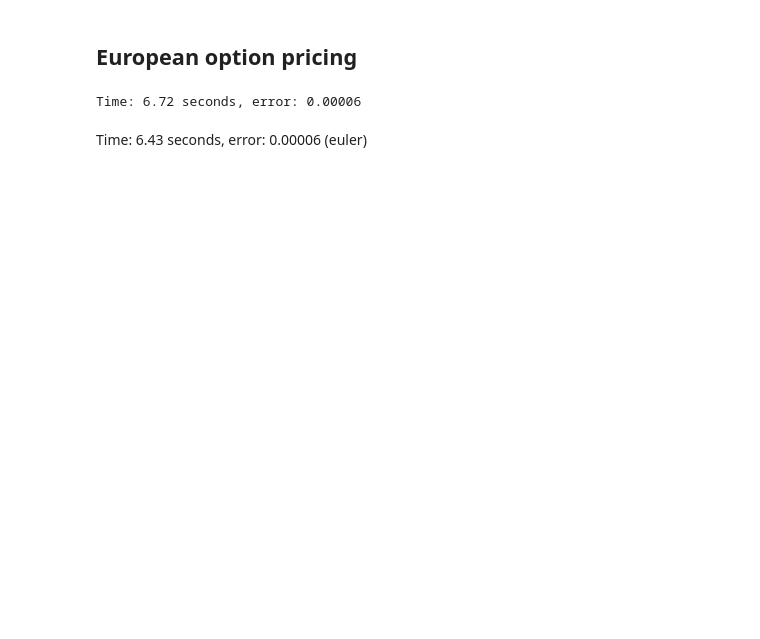
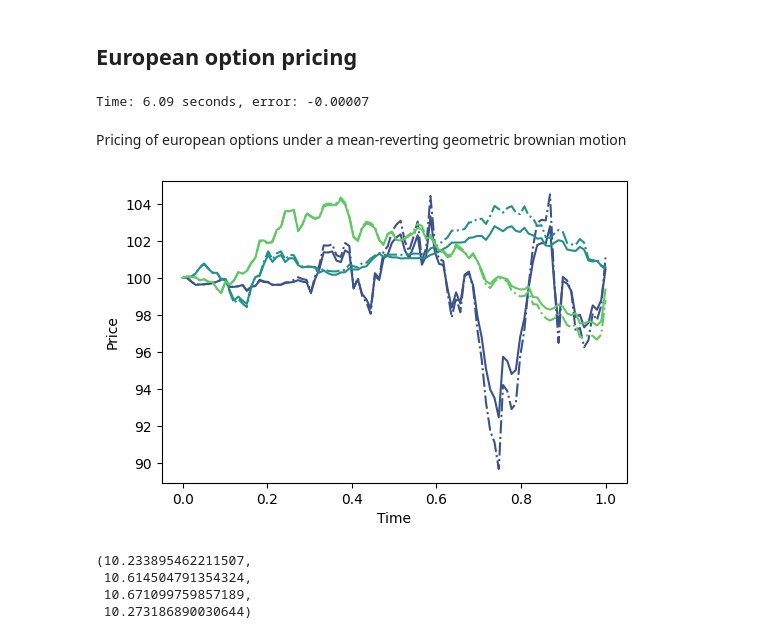
Before and after one commit to Sh3xe/signature-vol-model, a Jupyter notebook: notebook.ipynb, the cells around one changed output. Saved outputs shown, nothing was run; the diff lists cells and outputs as text; code cells hidden in the pictures; blank space fills up the shorter version.

Commit message:
fixed option pricing

```diff
--- a/notebook.ipynb
+++ b/notebook.ipynb
@@ -243,18 +245,12 @@ S0 = 120
 K = 100
 sig_bs = Sig([np.array(bs_vol)], 2, dtype=np.complex128)
 
-def black_scholes_call(S, K, T, r, sigma):
-    d1 = (np.log(S / K) + (r + 0.5 * sigma**2) * T) / (sigma * np.sqrt(T))
-    d2 = d1 - sigma * np.sqrt(T)
-    call_price = S * scipy.stats.norm.cdf(d1) - K * np.exp(-r * T) * scipy.stats.norm.cdf(d2)
-    return call_price
-
-a = black_scholes_call(S=120, K=100, T=1, r=0, sigma=0.2)
+a = european_call_bs(initial_price=120, strike=100, maturity=1, r=0, sigma=0.2)
 t0 = time.time()
-b = european_call(S0, call_maturity, K, sig_bs, rho)
+b = european_call_sig(S0, call_maturity, K, sig_bs, rho, trunc=4, rk_subdivs=10, integral_subdivs=200)
 runtime = time.time() - t0
 print( f"Time: {runtime:.2f} seconds, error: {a - b:.5f}"  )
 # %% [output]
-Time: 6.72 seconds, error: 0.00006
+Time: 6.09 seconds, error: -0.00007
-# %% [markdown]
-Time: 6.43 seconds, error: 0.00006 (euler)
+# %% [markdown]
+Pricing of european options under a mean-reverting geometric brownian motion
@@ -260,0 +278,33 @@ Time: 6.43 seconds, error: 0.00006 (euler)
+# %%
+# Brownian and time grid
+time_grid = np.linspace(start=0.0, stop=1.0, num=100)
+model_brownians = generate_brownian(time_grid, n_curves=simulations)
+indep_brownians = generate_brownian(time_grid, n_curves=simulations)
+log_price_brownian = rho * model_brownians + np.sqrt(1 - rho**2) * indep_brownians
+
+# mrgbm simulation
+mrgbms = generate_mrgbm(time_grid.min(), time_grid.max(), model_brownians, r0, kappa, etha, theta, alpha)
+log_prices = ( mrgbms[:, :-1] * ( log_price_brownian[:, 1:] - log_price_brownian[:, :-1] ) ).cumsum(axis=1)
+processes = S0 * np.concatenate( (np.ones((simulations, 1)), np.exp( log_prices)), axis=1)
+
+# Approximation using signatures
+mrgbm_signature = compute_mrgbm_signature(r0, kappa, etha, theta, alpha, trunc)
+mrgbm_signature = Sig(mrgbm_signature.data, dim=2, dtype=np.complex128).truncate(trunc)
+
+processes_approx = np.zeros_like(processes)
+for i in range(simulations):
+    curr_brownian_sig = signature(np.array([time_grid, model_brownians[i,:].flatten()]), trunc)
+    mrgbms_linear_approx = bracket_with_process(mrgbm_signature, curr_brownian_sig)
+    log_prices = ( mrgbms_linear_approx[:-1] * ( log_price_brownian[i, 1:] - log_price_brownian[i, :-1] ) ).cumsum()
+    sig_process = S0 * np.concatenate( (np.ones(1), np.exp( log_prices)))
+    processes_approx[i, :] = sig_process
+# %%
+colors = generate_blue_to_red(5)[1:]
+for i in range(3):
+    plt.plot(time_grid, processes[i, :].T, c=colors[i])
+    plt.plot(time_grid, processes_approx[i, :].T, "-.", c=colors[i])
+plt.xlabel("Time")
+plt.ylabel("Price")
+plt.show()
+# %% [output]
+[figure, added]
@@ -260,0 +319,7 @@ Time: 6.43 seconds, error: 0.00006 (euler)
+# %%
+call_price_fi, call_price_mc, call_price_mc_approx, call_price_fi_vr
+# %% [output]
+(10.233895462211507,
+ 10.614504791354324,
+ 10.671099759857189,
+ 10.273186890030644)
```
Also changed, not shown: parts of 9 cells of this notebook, 2 other files.
